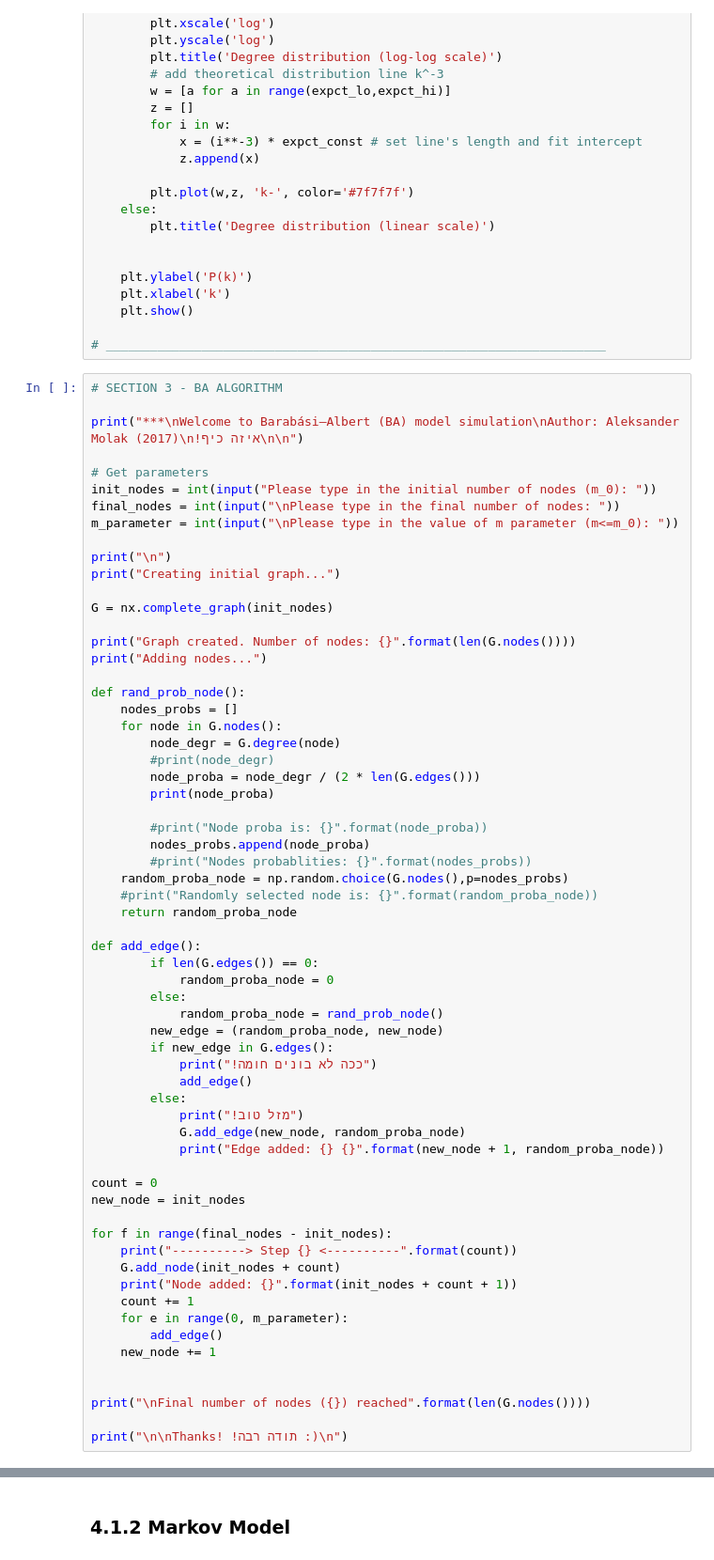
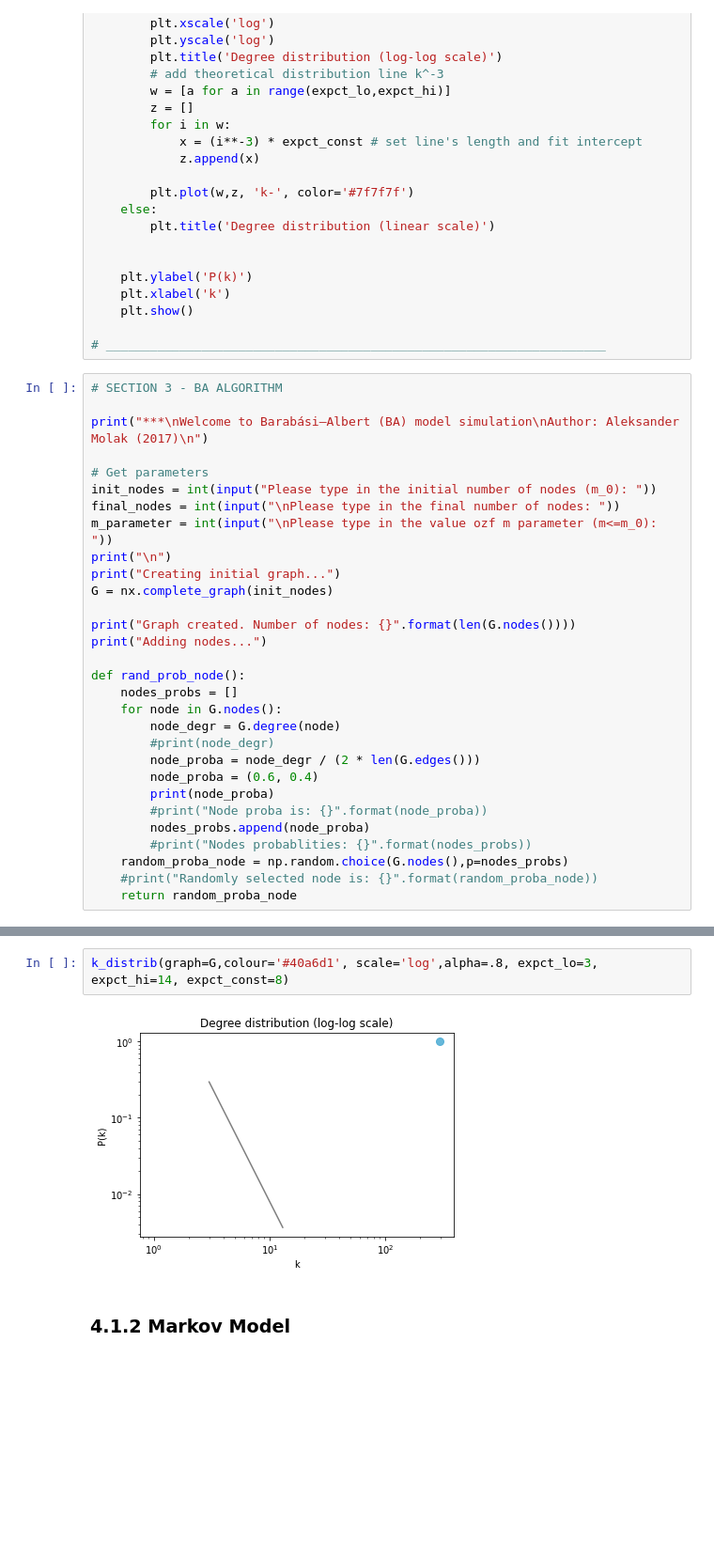
Before and after one commit to Amberrizvi/41189-assignment-template, a Jupyter notebook: 41189 Modelling Assignment.ipynb, the cells around one changed output, grey strips where cells are left out. Shown at 94% size. Drawn from its saved outputs; the diff is of its cells as text; blank space fills up the shorter version.

```diff
--- a/41189 Modelling Assignment.ipynb
+++ b/41189 Modelling Assignment.ipynb
@@ -202,16 +204,14 @@ def k_distrib(graph=G, scale='lin', colour='#40a6d1', alpha=.8, expct_lo=1, expc
 # %%
 # SECTION 3 - BA ALGORITHM
 
-print("***\nWelcome to Barabási–Albert (BA) model simulation\nAuthor: Aleksander Molak (2017)\n!איזה כיף\n\n")
+print("***\nWelcome to Barabási–Albert (BA) model simulation\nAuthor: Aleksander Molak (2017)\n")
 
 # Get parameters
 init_nodes = int(input("Please type in the initial number of nodes (m_0): "))
 final_nodes = int(input("\nPlease type in the final number of nodes: "))
-m_parameter = int(input("\nPlease type in the value of m parameter (m<=m_0): "))
-
+m_parameter = int(input("\nPlease type in the value ozf m parameter (m<=m_0): "))
 print("\n")
 print("Creating initial graph...")
-
 G = nx.complete_graph(init_nodes)
 
 print("Graph created. Number of nodes: {}".format(len(G.nodes())))
@@ -223,45 +223,14 @@ def rand_prob_node():
         node_degr = G.degree(node)
         #print(node_degr)
         node_proba = node_degr / (2 * len(G.edges()))
+        node_proba = (0.6, 0.4)
         print(node_proba)
-
         #print("Node proba is: {}".format(node_proba))
         nodes_probs.append(node_proba)
         #print("Nodes probablities: {}".format(nodes_probs))
     random_proba_node = np.random.choice(G.nodes(),p=nodes_probs)
     #print("Randomly selected node is: {}".format(random_proba_node))
     return random_proba_node
-
-def add_edge():
-        if len(G.edges()) == 0:
-            random_proba_node = 0
-        else:
-            random_proba_node = rand_prob_node()
-        new_edge = (random_proba_node, new_node)
-        if new_edge in G.edges():
-            print("!ככה לא בונים חומה")
-            add_edge()
-        else:
-            print("!מזל טוב")
-            G.add_edge(new_node, random_proba_node)
-            print("Edge added: {} {}".format(new_node + 1, random_proba_node))
-
-count = 0
-new_node = init_nodes
-
-for f in range(final_nodes - init_nodes):
-    print("----------> Step {} <----------".format(count))
-    G.add_node(init_nodes + count)
-    print("Node added: {}".format(init_nodes + count + 1))
-    count += 1
-    for e in range(0, m_parameter):
-        add_edge()
-    new_node += 1
-
-
-print("\nFinal number of nodes ({}) reached".format(len(G.nodes())))
-
-print("\n\nThanks! !תודה רבה :)\n")
 # %% [output]
 ***
 Welcome to Barabási–Albert (BA) model simulation
@@ -285,3 +289,7 @@ k_distrib(graph=G,colour='#40a6d1',alpha=.8)
+# %%
+k_distrib(graph=G,colour='#40a6d1', scale='log',alpha=.8, expct_lo=3, expct_hi=14, expct_const=8)
+# %% [output]
+[figure, added]
 # %% [markdown]
 ### 4.1.2 Markov Model
 # %% [markdown]
```
Also changed, not shown: parts of 7 cells of this notebook.
